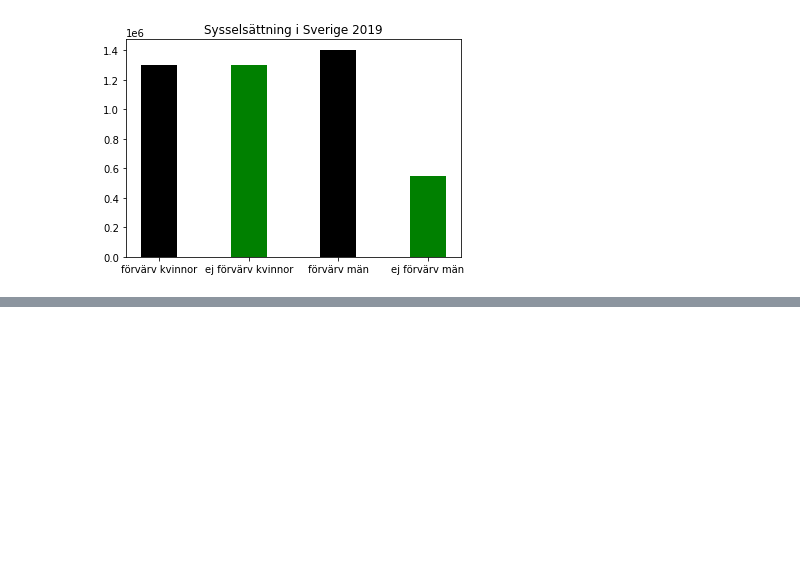
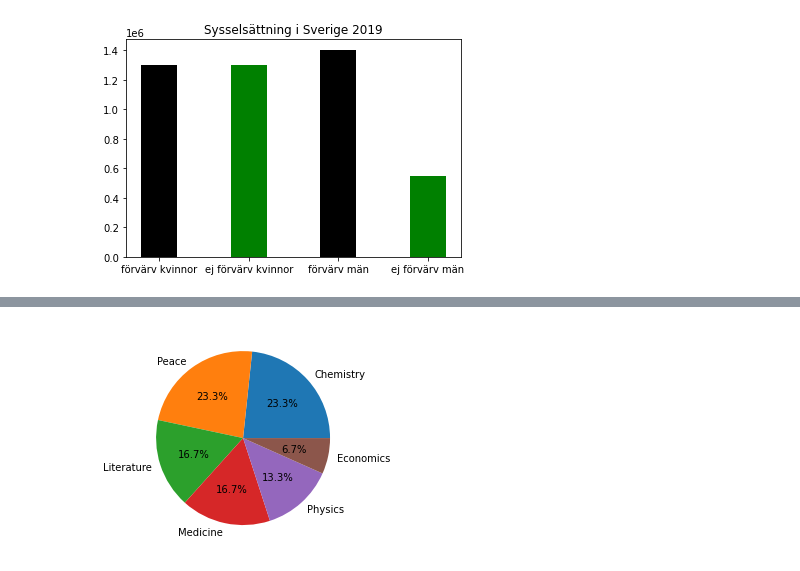
Before and after one commit to SannaIsak/sanna_isaksson_TE19C, a Jupyter notebook: Arbetsområde3/dataanalys/uppgifter_pandas.ipynb, the cells around one changed output, grey strips where cells are left out. Drawn from its saved outputs; the diff is of its cells as text; code cells hidden in the pictures; blank space fills up the shorter version.

```diff
--- a/Arbetsområde3/dataanalys/uppgifter_pandas.ipynb
+++ b/Arbetsområde3/dataanalys/uppgifter_pandas.ipynb
@@ -177,0 +194,8 @@ plt.show
+# %%
+# Uppgift 4
+
+import pandas as pd
+
+df = pd.read_csv("archive.csv")
+
+df
@@ -177,0 +216,12 @@ plt.show
+# %%
+# 4a:
+
+sweden_df = df[df["Birth Country"]=="Sweden"]
+values = sweden_df["Category"].value_counts().tolist()
+labels = sweden_df["Category"].unique()
+
+
+plt.pie(values, labels=labels, autopct='%1.1f%%')
+plt.show()
+# %% [output]
+[figure, added]
```
Also changed, not shown: parts of 4 cells of this notebook, 2 other files.
